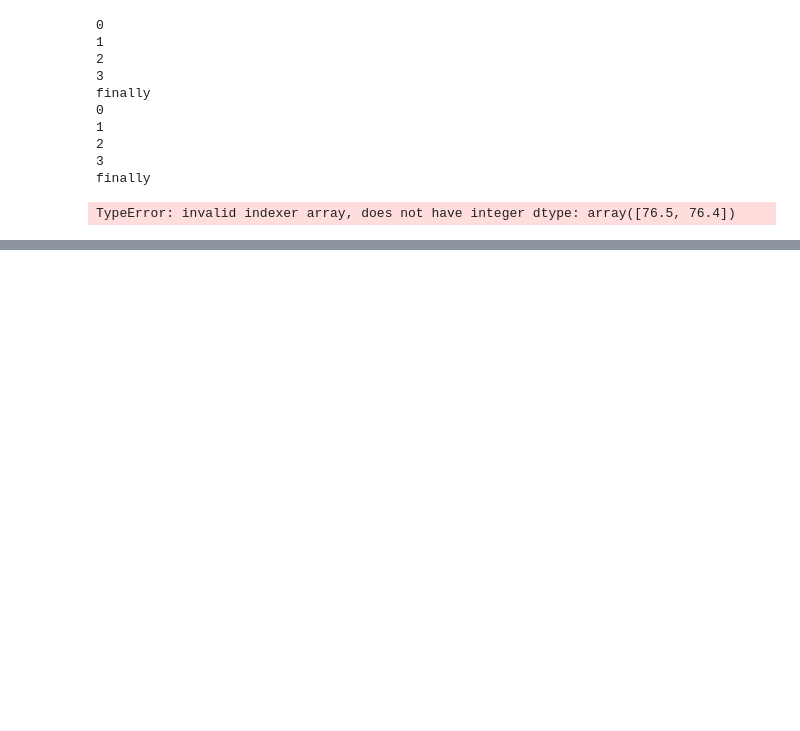
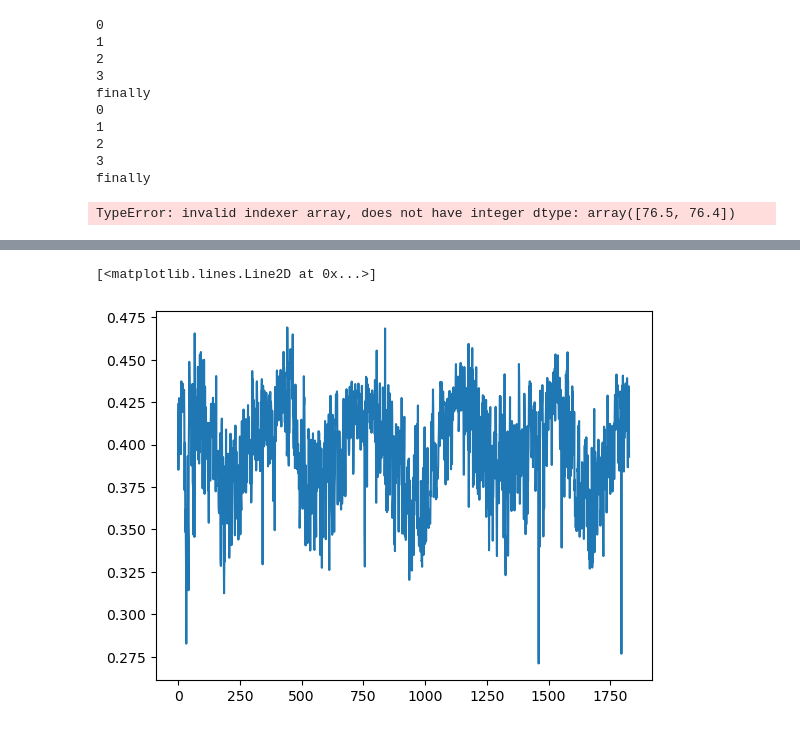
Before and after one commit to bask0/drought_ml, a Jupyter notebook: project/dataloader_dev.ipynb, the cells around one changed output, grey strips where cells are left out. Cells and saved outputs as stored; diff of their text form; code cells hidden in the pictures; blank space fills up the shorter version.

```diff
--- a/project/dataloader_dev.ipynb
+++ b/project/dataloader_dev.ipynb
@@ -1160,0 +1485,5 @@ TypeError: list indices must be integers or slices, not list
+# %%
+plt.plot(pred_v)
+# %% [output]
+[<matplotlib.lines.Line2D at 0x...>]
+[figure, added]
```
Also changed, not shown: parts of 104 cells of this notebook, 24 other files.
